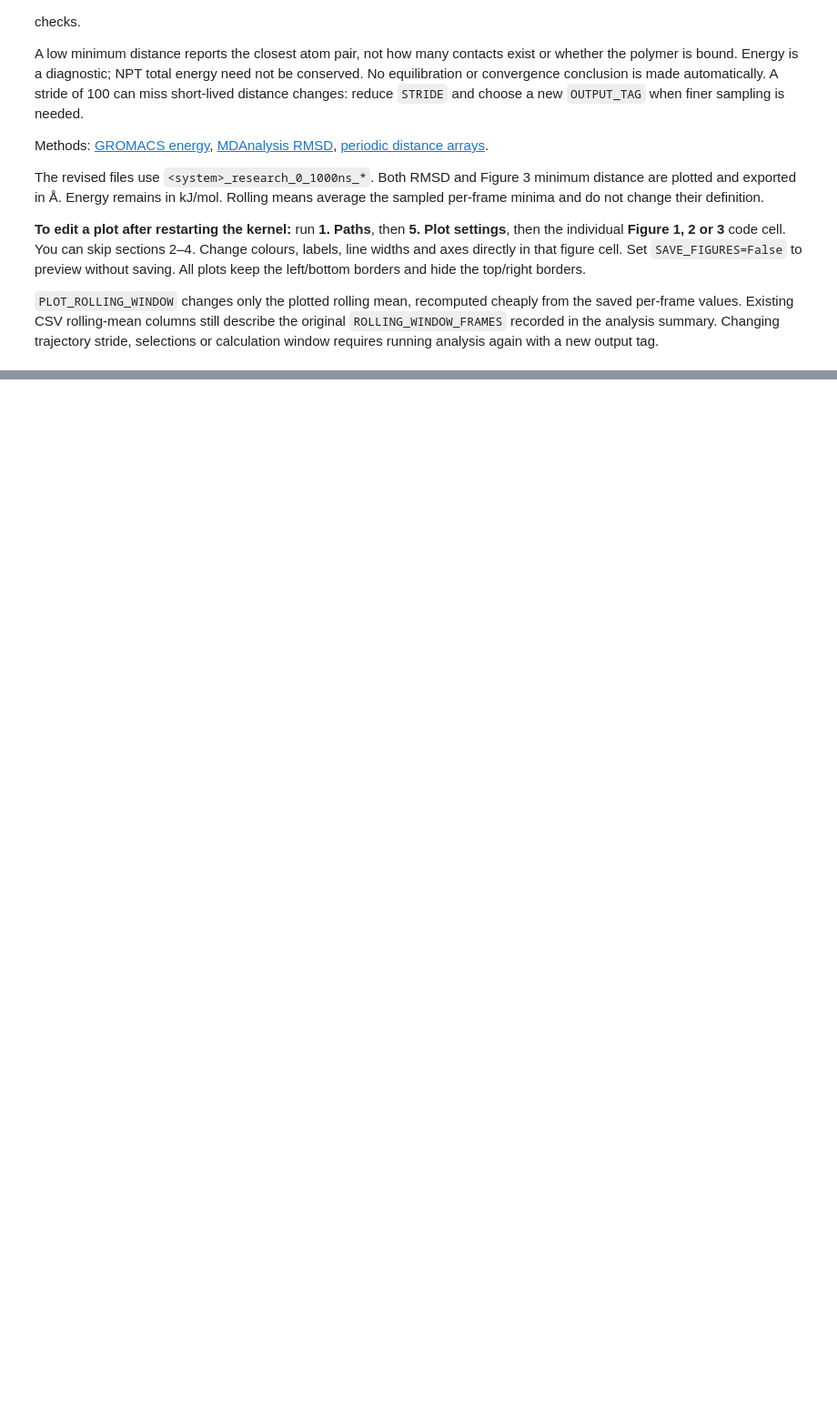
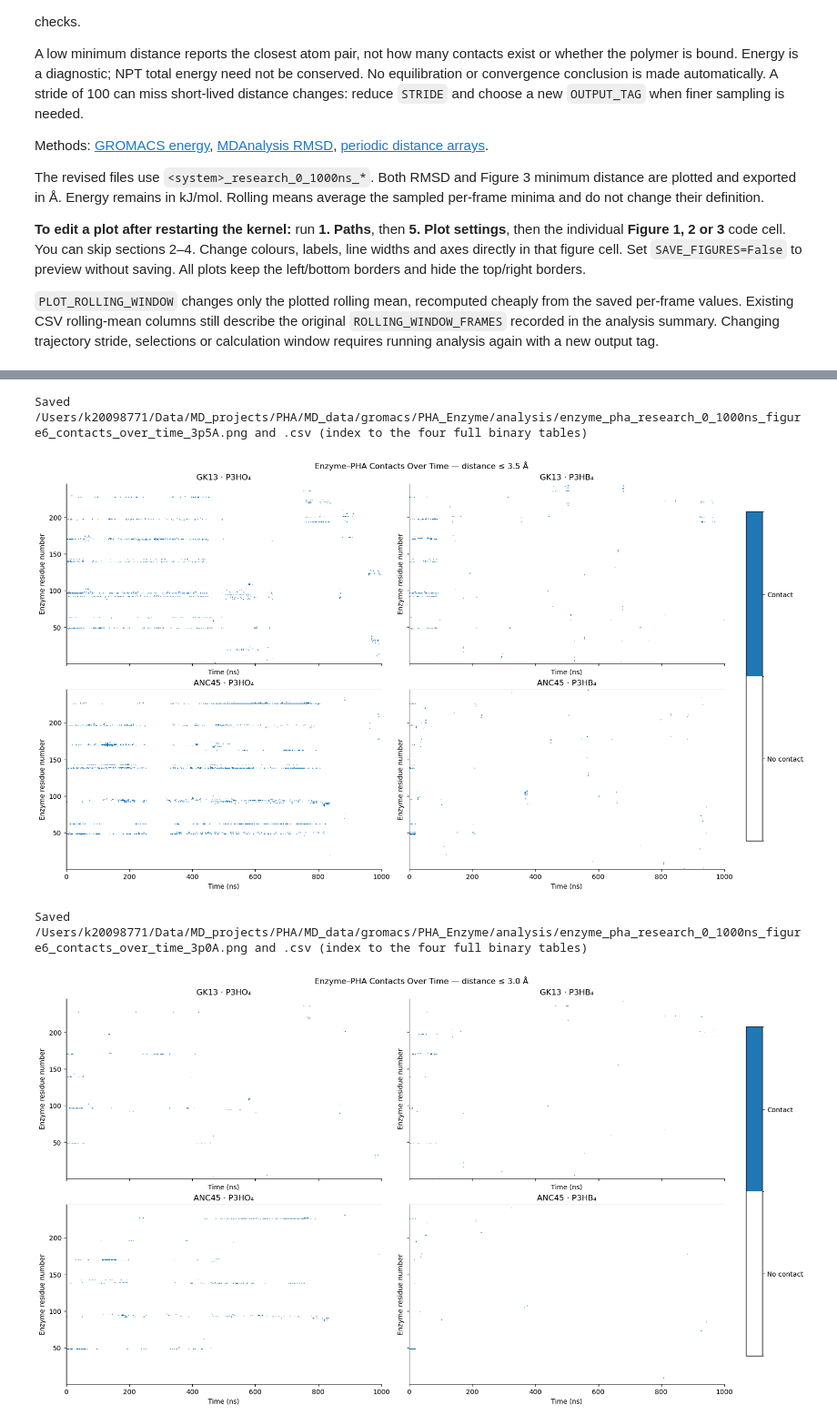
Before and after one commit to MMLabCodes/iPHAsimulatorV2, a Jupyter notebook: md_simulation_scripts/enzyme_pha_analysis/enzyme_pha_analysis.ipynb, the cells around one changed output, grey strips where cells are left out. Shown at 91% size. Drawn from its saved outputs; the diff is of its cells as text; code cells hidden in the pictures; blank space fills up the shorter version.

```diff
--- a/md_simulation_scripts/enzyme_pha_analysis/enzyme_pha_analysis.ipynb
+++ b/md_simulation_scripts/enzyme_pha_analysis/enzyme_pha_analysis.ipynb
@@ -532,0 +922,56 @@ The revised files use `<system>_research_0_1000ns_*`. Both RMSD and Figure 3 min
+# %%
+contact_cmap = ListedColormap(["white", "tab:blue"])
+contact_cmap.set_bad("0.85")
+contact_norm = BoundaryNorm([-0.5, 0.5, 1.5], contact_cmap.N)
+
+for cutoff in RESIDUE_CUTOFFS_A:
+    tag = residue_cutoff_tag(cutoff)
+    fig, axes = plt.subplots(2, 2, figsize=PANEL_FIGSIZE, sharex=True, sharey=True, layout="constrained")
+    manifest = []
+    residue_min = min(int(residues.resid.min()) for _, residues, _ in residue_cache.values())
+    residue_max = max(int(residues.resid.max()) for _, residues, _ in residue_cache.values())
+    residue_numbers = np.arange(residue_min, residue_max + 1)
+    residue_edges = np.arange(residue_min - 0.5, residue_max + 1.5)
+    for ax, system in zip(axes.flat, RESIDUE_SYSTEMS):
+        data, residues, metadata = residue_cache[system]
+        times = data.time_ns.to_numpy()
+        time_edges = np.r_[START_NS, (times[:-1] + times[1:]) / 2, END_NS]
+        contacts = (data[residues.distance_column].to_numpy() <= cutoff).astype(np.uint8)
+        grid = np.ma.masked_all((len(residue_numbers), len(times)), dtype=np.uint8)
+        grid[residues.resid.to_numpy(dtype=int) - residue_min, :] = contacts.T
+        mesh = ax.pcolormesh(time_edges, residue_edges, grid, cmap=contact_cmap,
+                             norm=contact_norm, shading="flat", rasterized=True)
+        ax.set(title=residue_panel_title(system), xlabel="Time (ns)", ylabel="Enzyme residue number",
+               xlim=(START_NS, END_NS), ylim=(residue_min-0.5, residue_max+0.5))
+        contact_path = Path(f"{residue_paths(system)['prefix']}_residue_pha_contacts_{tag}A.csv")
+        if SAVE_RESIDUE_FIGURES:
+            binary = pd.DataFrame(contacts, columns=residues.distance_column.str.removesuffix("_A") + "_contact")
+            binary.insert(0, "time_ns", times)
+            binary.insert(0, "frame", data.frame.to_numpy())
+            binary.to_csv(contact_path, index=False)
+        manifest.append({"system": system, "cutoff_A": cutoff, "contact_csv": str(contact_path),
+                         "residue_identifiers_csv": str(residue_paths(system)["residues"]),
+                         "distance_csv": str(residue_paths(system)["distances"]),
+                         "frames": len(data), "residues": len(residues), "start_ns": times[0], "end_ns": times[-1],
+                         "resid_min": int(residues.resid.min()), "resid_max": int(residues.resid.max()),
+                         "sample_spacing_min_ns": float(np.diff(times).min()),
+                         "sample_spacing_max_ns": float(np.diff(times).max()),
+                         "no_contact_sample_count": int((contacts.sum(axis=1) == 0).sum()),
+                         "definition": "1 if residue minimum heavy-atom PBC distance <= cutoff, otherwise 0",
+                         "map_time_cells": "midpoints between actual sample timestamps, clipped to full window"})
+    fig.suptitle(f"Enzyme–PHA Contacts Over Time — distance ≤ {cutoff:.1f} Å")
+    colourbar = fig.colorbar(mesh, ax=axes.ravel().tolist(), ticks=[0, 1], fraction=0.025, pad=0.02)
+    colourbar.ax.set_yticklabels(["No contact", "Contact"])
+    if SAVE_RESIDUE_FIGURES:
+        RESIDUE_COMPARISON_DIR.mkdir(parents=True, exist_ok=True)
+        prefix = RESIDUE_COMPARISON_DIR / f"enzyme_pha_{OUTPUT_TAG}_figure6_contacts_over_time_{tag}A"
+        pd.DataFrame(manifest).to_csv(f"{prefix}.csv", index=False)
+        fig.savefig(f"{prefix}.png", dpi=PNG_DPI)
+        print(f"Saved {prefix}.png and .csv (index to the four full binary tables)")
+    display(fig)
+    plt.close(fig)
+# %% [output]
+Saved /Users/k20098771/Data/MD_projects/PHA/MD_data/gromacs/PHA_Enzyme/analysis/enzyme_pha_research_0_1000ns_figure6_contacts_over_time_3p5A.png and .csv (index to the four full binary tables)
+[figure, added]
+Saved /Users/k20098771/Data/MD_projects/PHA/MD_data/gromacs/PHA_Enzyme/analysis/enzyme_pha_research_0_1000ns_figure6_contacts_over_time_3p0A.png and .csv (index to the four full binary tables)
+[figure, added]
```
Also changed, not shown: parts of 10 cells of this notebook.
